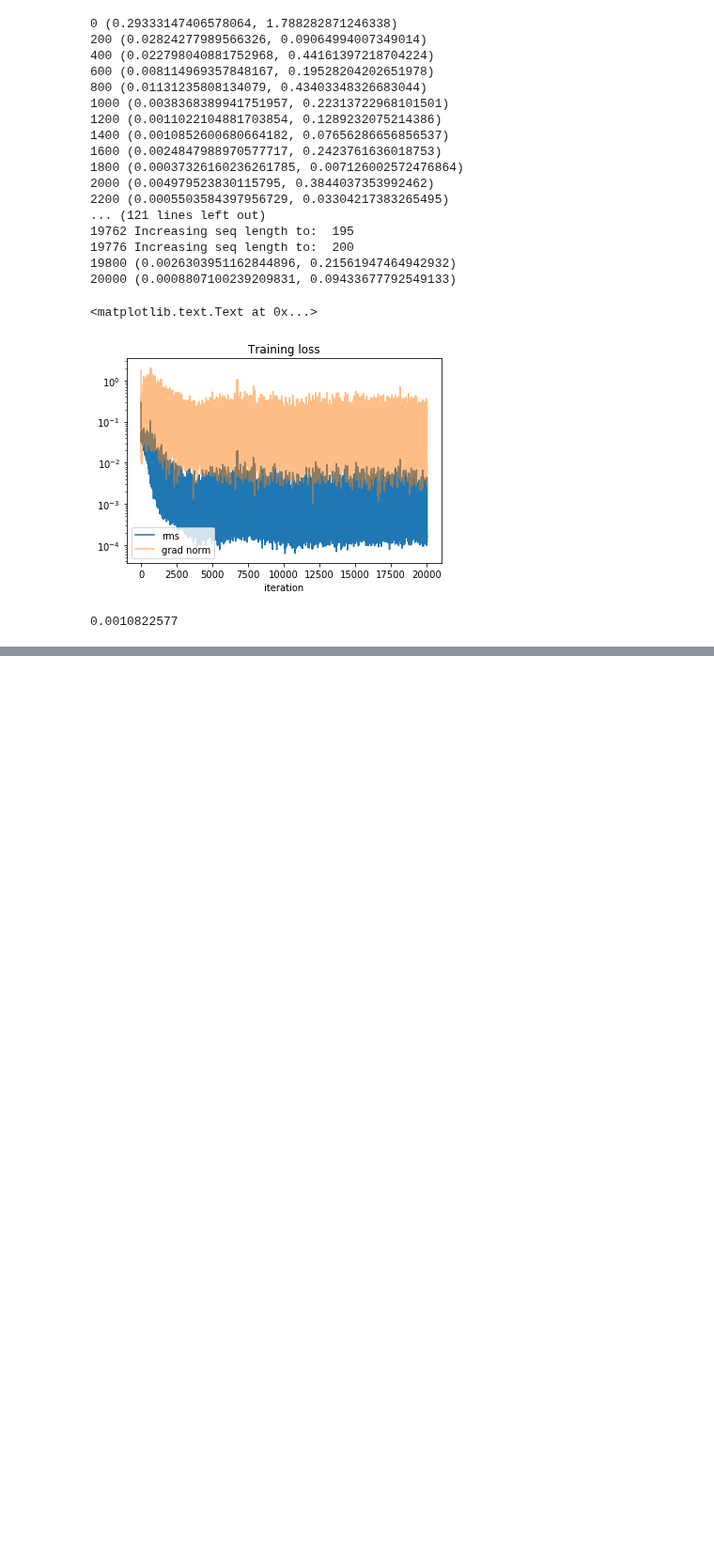
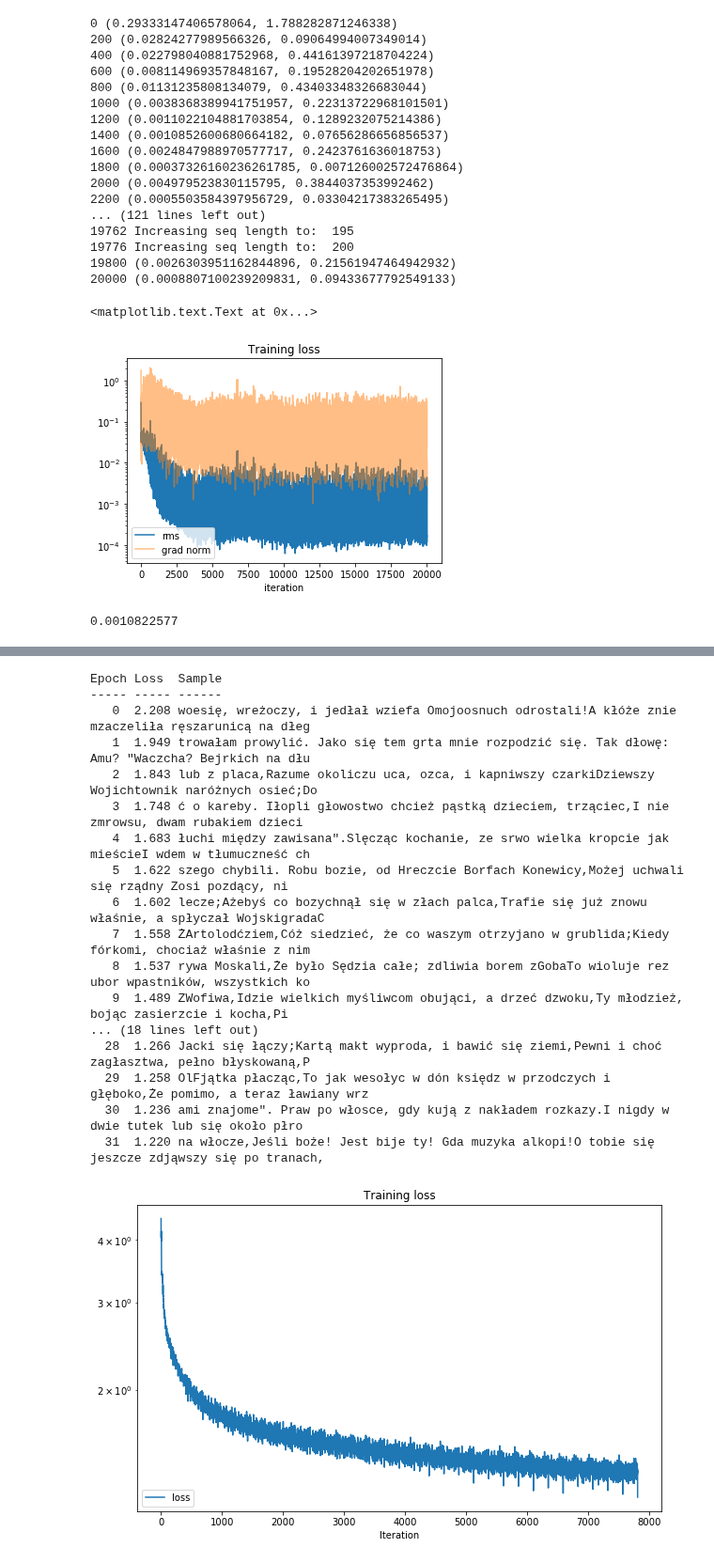
Before and after one commit to janchorowski/nn_assignments, a Jupyter notebook: lecture_notebooks/08-rnn-demos.ipynb, the cells around one changed output, grey strips where cells are left out. Shown at 94% size. Saved outputs shown, nothing was run; the diff lists cells and outputs as text; code cells hidden in the pictures; blank space fills up the shorter version.

```diff
--- a/lecture_notebooks/08-rnn-demos.ipynb
+++ b/lecture_notebooks/08-rnn-demos.ipynb
@@ -616,0 +803,28 @@ P = addition_net(V(Xa))
+# %%
+# Regular training
+cuda = True
+
+data = TextData('09-pan-tadeusz.txt', cuda=cuda)
+charnet = CharNet(data.vocab_size, 200, num_layers=2, dropout=0.2)
+
+train(charnet, data, lrate=3e-3, num_epochs=32,
+      seq_len=50, batch_size=36, cuda=cuda)
+# %% [output]
+Epoch Loss  Sample
+----- ----- ------
+   0  2.208 woesię, wreżoczy, i jedłał wziefa Omojoosnuch odrostali!A kłóże znie mzaczeliła ręszarunicą na dłeg
+   1  1.949 trowałam prowylić. Jako się tem grta mnie rozpodzić się. Tak dłowę: Amu? "Waczcha? Bejrkich na dłu
+   2  1.843 lub z placa,Razume okoliczu uca, ozca, i kapniwszy czarkiDziewszy Wojichtownik naróżnych osieć;Do
+   3  1.748 ć o kareby. Iłopli głowostwo chcież pąstką dzieciem, trząciec,I nie zmrowsu, dwam rubakiem dzieci
+   4  1.683 łuchi między zawisana".Slęcząc kochanie, ze srwo wielka kropcie jak mieścieI wdem w tłumuczneść ch
+   5  1.622 szego chybili. Robu bozie, od Hreczcie Borfach Konewicy,Możej uchwali się rządny Zosi pozdący, ni
+   6  1.602 lecze;Ażebyś co bozychnął się w złach palca,Trafie się już znowu właśnie, a spłyczał WojskigradaC
+   7  1.558 ŻArtolodćziem,Cóż siedzieć, że co waszym otrzyjano w grublida;Kiedy fórkomi, chociaż właśnie z nim
+   8  1.537 rywa Moskali,Że było Sędzia całe; zdliwia borem zGobaTo wioluje rez ubor wpastników, wszystkich ko
+   9  1.489 ZWofiwa,Idzie wielkich myśliwcom obująci, a drzeć dzwoku,Ty młodzież, bojąc zasierzcie i kocha,Pi
+... (18 lines left out)
+  28  1.266 Jacki się łączy;Kartą makt wyproda, i bawić się ziemi,Pewni i choć zagłasztwa, pełno błyskowaną,P
+  29  1.258 OlFjątka płacząc,To jak wesołyc w dón księdz w przodczych i głęboko,Że pomimo, a teraz ławiany wrz
+  30  1.236 ami znajome". Praw po włosce, gdy kują z nakładem rozkazy.I nigdy w dwie tutek lub się około płro
+  31  1.220 na włocze,Jeśli boże! Jest bije ty! Gda muzyka alkopi!O tobie się jeszcze zdjąwszy się po tranach,
+[figure, added]
```
Also changed, not shown: parts of 13 cells of this notebook, 2 other files.
